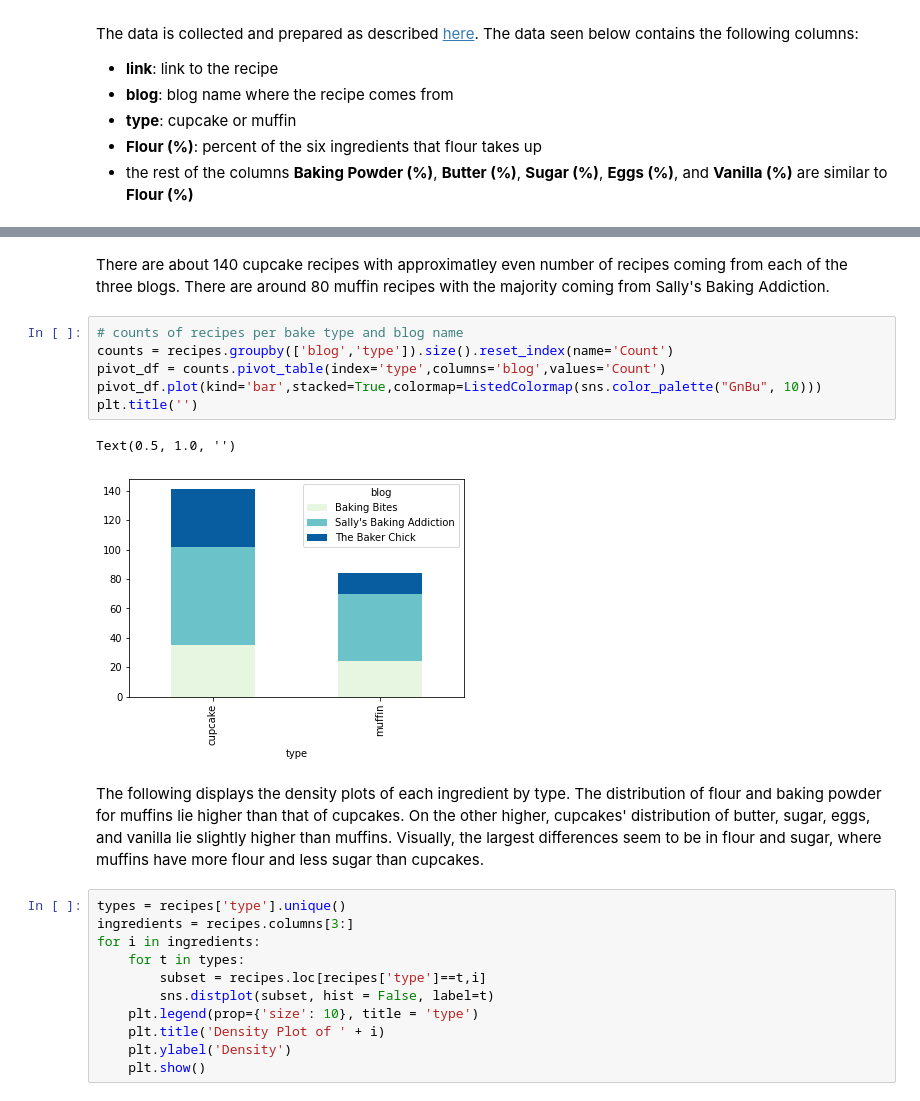
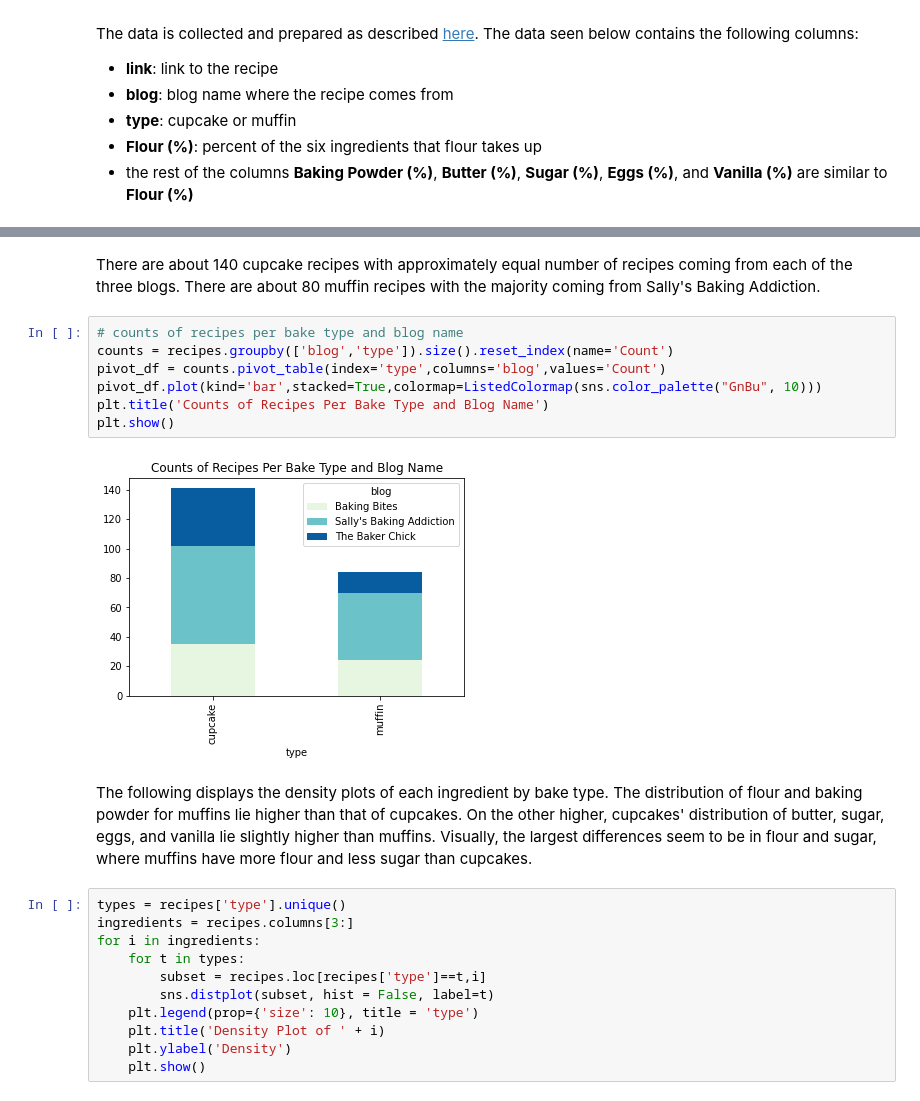
Before and after one commit to amandashu/Cupcake-Muffin-Classification, a Jupyter notebook: reports/analysis.ipynb, the cells around one changed output, grey strips where cells are left out. Cells and saved outputs as stored; diff of their text form.

```diff
--- a/reports/analysis.ipynb
+++ b/reports/analysis.ipynb
@@ -48,18 +46,18 @@ recipes.head()
 | 3 | https://www.thebakerchick.com/per... | The Baker Chick | cupcake | 47.151277 | 0.982318 | 9.430255 | 33.005894 | 9.430255 | 0.000000 |
 | 4 | https://www.thebakerchick.com/car... | The Baker Chick | cupcake | 38.400000 | 3.466667 | 6.400000 | 38.400000 | 12.800000 | 0.533333 |
 # %% [markdown]
-There are about 140 cupcake recipes with approximatley even number of recipes coming from each of the three blogs. There are around 80 muffin recipes with the majority coming from Sally's Baking Addiction.
+There are about 140 cupcake recipes with approximately equal number of recipes coming from each of the three blogs. There are about 80 muffin recipes with the majority coming from Sally's Baking Addiction.
 # %%
 # counts of recipes per bake type and blog name
 counts = recipes.groupby(['blog','type']).size().reset_index(name='Count')
 pivot_df = counts.pivot_table(index='type',columns='blog',values='Count')
 pivot_df.plot(kind='bar',stacked=True,colormap=ListedColormap(sns.color_palette("GnBu", 10)))
-plt.title('')
+plt.title('Counts of Recipes Per Bake Type and Blog Name')
+plt.show()
 # %% [output]
-Text(0.5, 1.0, '')
-[figure, old version]
+[figure, new version]
 # %% [markdown]
-The following displays the density plots of each ingredient by type. The distribution of flour and baking powder for muffins lie higher than that of cupcakes. On the other higher, cupcakes' distribution of butter, sugar, eggs, and vanilla lie slightly higher than muffins. Visually, the largest differences seem to be in flour and sugar, where muffins have more flour and less sugar than cupcakes.
+The following displays the density plots of each ingredient by bake type. The distribution of flour and baking powder for muffins lie higher than that of cupcakes. On the other higher, cupcakes' distribution of butter, sugar, eggs, and vanilla lie slightly higher than muffins. Visually, the largest differences seem to be in flour and sugar, where muffins have more flour and less sugar than cupcakes.
 # %%
 types = recipes['type'].unique()
 ingredients = recipes.columns[3:]
```
Also changed, not shown: parts of 12 cells of this notebook, 5 other files.
